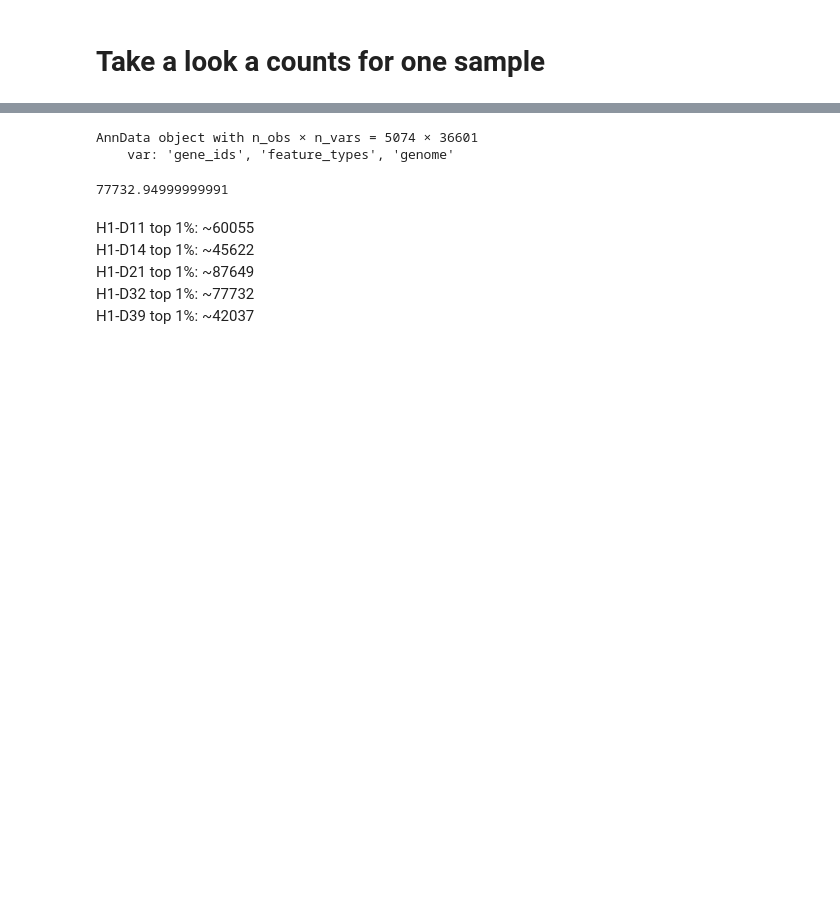
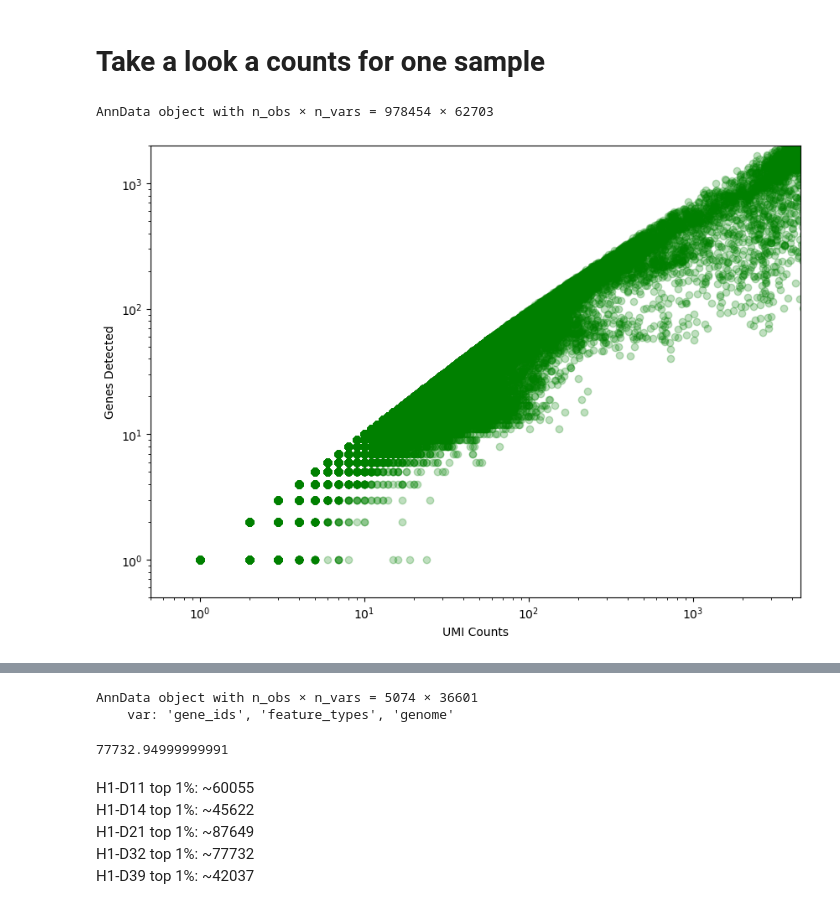
Before and after one commit to IGVF-UCSD/Zhu2023_sc-islet_scRNA-seq, a Jupyter notebook: bin/data_exploration/20231026_H1-D39_eda.ipynb, the cells around one changed output, grey strips where cells are left out. Saved outputs shown, nothing was run; the diff lists cells and outputs as text; code cells hidden in the pictures; blank space fills up the shorter version.

```diff
--- a/bin/data_exploration/20231026_H1-D39_eda.ipynb
+++ b/bin/data_exploration/20231026_H1-D39_eda.ipynb
@@ -9,3 +9,30 @@ import pandas as pd
 import matplotlib.pyplot as plt
 import seaborn as sns
 import scanpy as sc
+# %%
+# Load the dataset
+adata = sc.read_h5ad("/cellar/users/aklie/data/datasets/Zhu2023_sc-islet_scRNA-seq/processed/27Oct23/kb_count/H1-D39/counts_unfiltered/adata.h5ad")
+adata.var_names_make_unique()
+adata
+# %% [output]
+AnnData object with n_obs × n_vars = 978454 × 62703
+# %%
+# Create a plot showing genes detected as a function of UMI counts.
+fig, ax = plt.subplots(figsize=(10, 7))
+
+x = np.asarray(adata.X.sum(axis=1))[:,0]
+y = np.asarray(np.sum(adata.X>0, axis=1))[:,0]
+
+ax.scatter(x, y, color="green", alpha=0.25)
+ax.set_xlabel("UMI Counts")
+ax.set_ylabel("Genes Detected")
+ax.set_xscale('log')
+ax.set_yscale('log')
+
+ax.set_xlim((0.5, 4500))
+ax.set_ylim((0.5,2000))
+
+
+plt.show()
+# %% [output]
+[figure, added]
```
Also changed, not shown: parts of 1 cell of this notebook, 6 other files.
